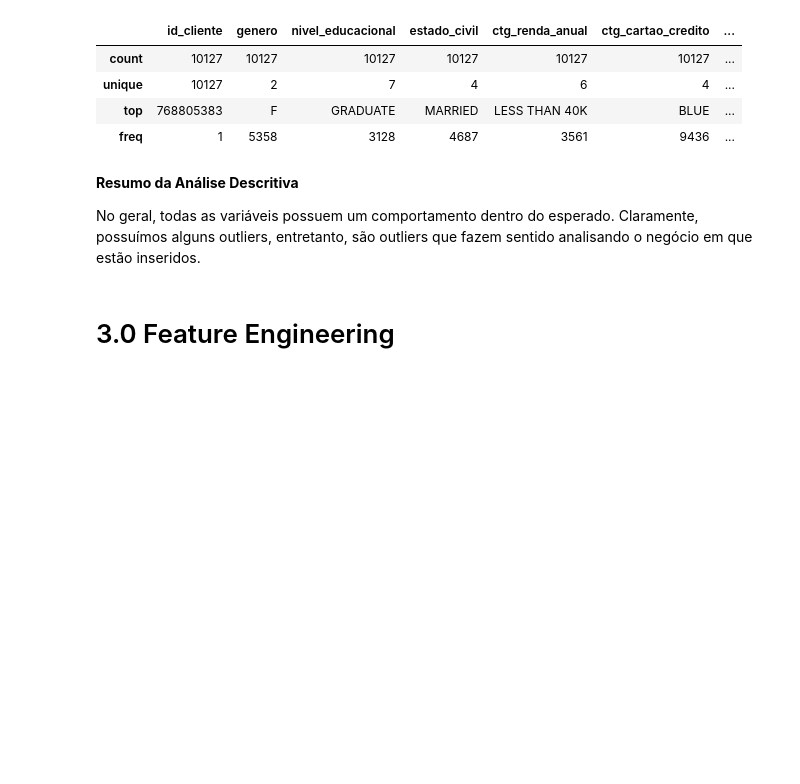
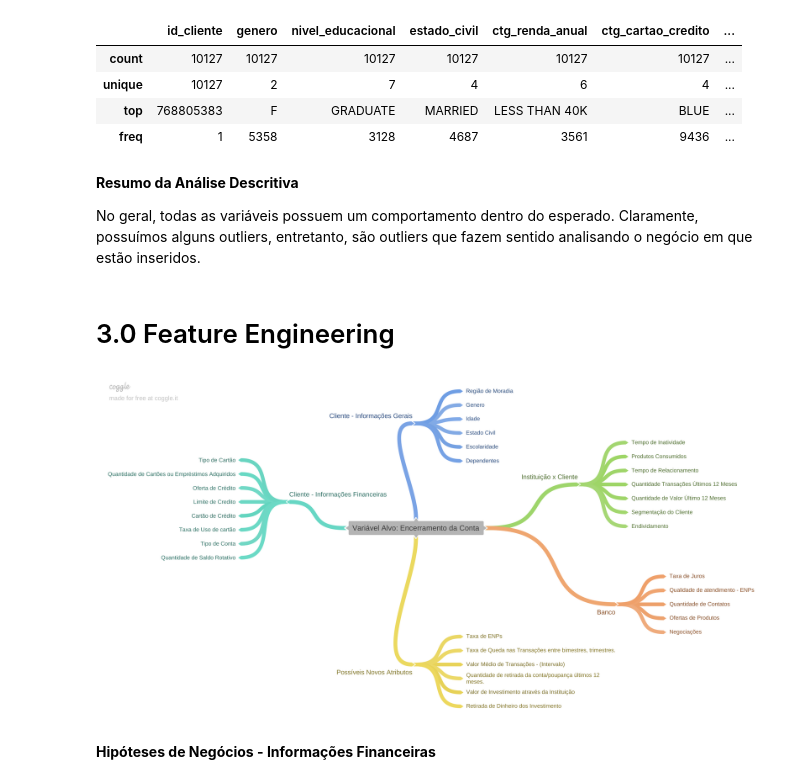
Before and after one commit to jefferson-datascience/predicao_churn_banco, a Jupyter notebook: ciclo_01.ipynb, the cells around one changed output. Saved outputs shown, nothing was run; the diff lists cells and outputs as text; code cells hidden in the pictures; blank space fills up the shorter version.

Commit message:
Feature Engineering Conclusion, Start EDA, Upadate Planejamento, upload image feature engineering

```diff
--- a/ciclo_01.ipynb
+++ b/ciclo_01.ipynb
@@ -213,0 +237,6 @@ No geral, todas as variáveis possuem um comportamento dentro do esperado. Clara
+# %%
+Image('images/feature_engineering.png')
+# %% [output]
+[figure, added]
+# %% [markdown]
+**Hipóteses de Negócios - Informações Financeiras**
```
Also changed, not shown: parts of 16 cells of this notebook, 2 other files.
